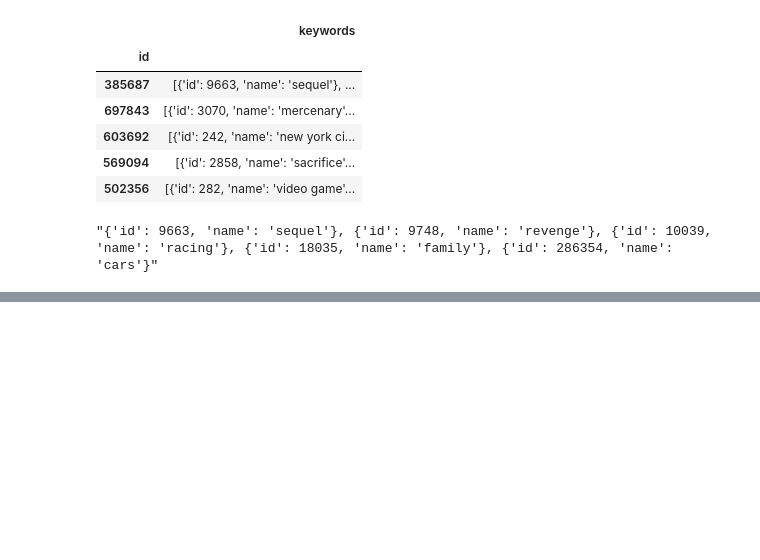
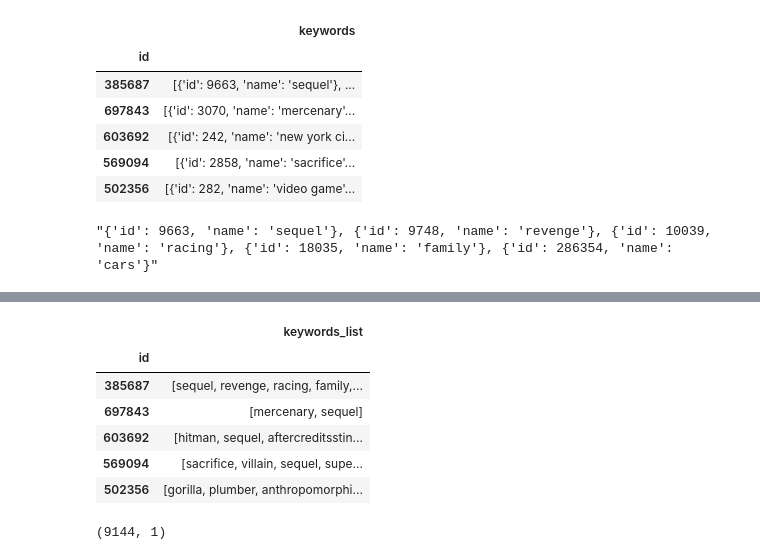
Before and after one commit to fadeeva/normal_projects, a Jupyter notebook: Popular_10000_movies_listed_on_TMDb/Data_Prepare.ipynb, the cells around one changed output, grey strips where cells are left out. Saved outputs shown, nothing was run; the diff lists cells and outputs as text; code cells hidden in the pictures; blank space fills up the shorter version.

Commit message:
preparing keywords

```diff
--- a/Popular_10000_movies_listed_on_TMDb/Data_Prepare.ipynb
+++ b/Popular_10000_movies_listed_on_TMDb/Data_Prepare.ipynb
@@ -388,0 +391,4 @@ keywords.iloc[0].to_list()[0][1:-1]
+# %%
+kw = keywords.iloc[0].to_list()[0]
+# %%
+l = re.findall("'name': '\w+'", kw)
@@ -388,0 +403,2 @@ keywords.iloc[0].to_list()[0][1:-1]
+# %%
+l2 = [i.replace("'name': ", "").replace("'", '') for i in l]
@@ -388,0 +409,9 @@ keywords.iloc[0].to_list()[0][1:-1]
+# %%
+full_keywords_l = []
+keywords_list_of_list = []
+for i in range(keywords.shape[0]):
+    kw = keywords.iloc[i].to_list()[0][1:-1]
+    l = re.findall("'name': '\w+'", kw)
+    l2 = [i.replace("'name': ", "").replace("'", '') for i in l]
+    full_keywords_l.extend(l2)
+    keywords_list_of_list.append(l2)
@@ -388,0 +479,15 @@ keywords.iloc[0].to_list()[0][1:-1]
+# %%
+df = pd.DataFrame(index=keywords.index, columns=['keywords_list'], data=np.array(keywords_list_of_list, dtype=object))
+df.head()
+# %% [output]
+|  | keywords_list |
+| id |  |
+| 385687 | [sequel, revenge, racing, family,... |
+| 697843 | [mercenary, sequel] |
+| 603692 | [hitman, sequel, aftercreditsstin... |
+| 569094 | [sacrifice, villain, sequel, supe... |
+| 502356 | [gorilla, plumber, anthropomorphi... |
+# %%
+df.shape
+# %% [output]
+(9144, 1)
```
Also changed, not shown: parts of 9 cells of this notebook.
